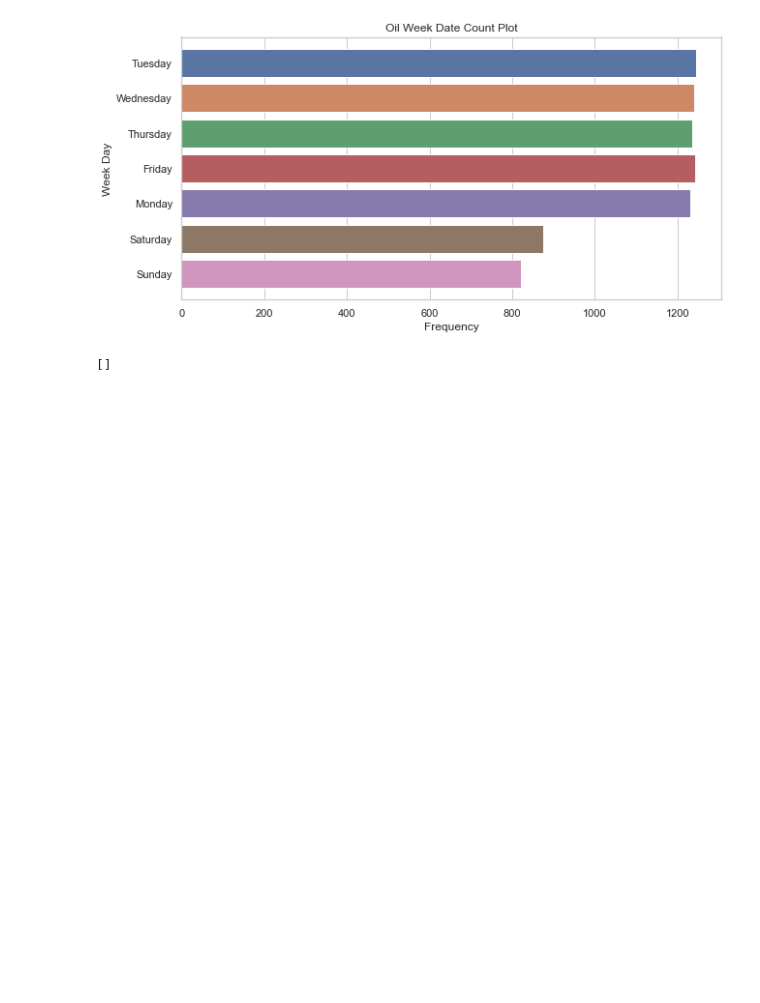
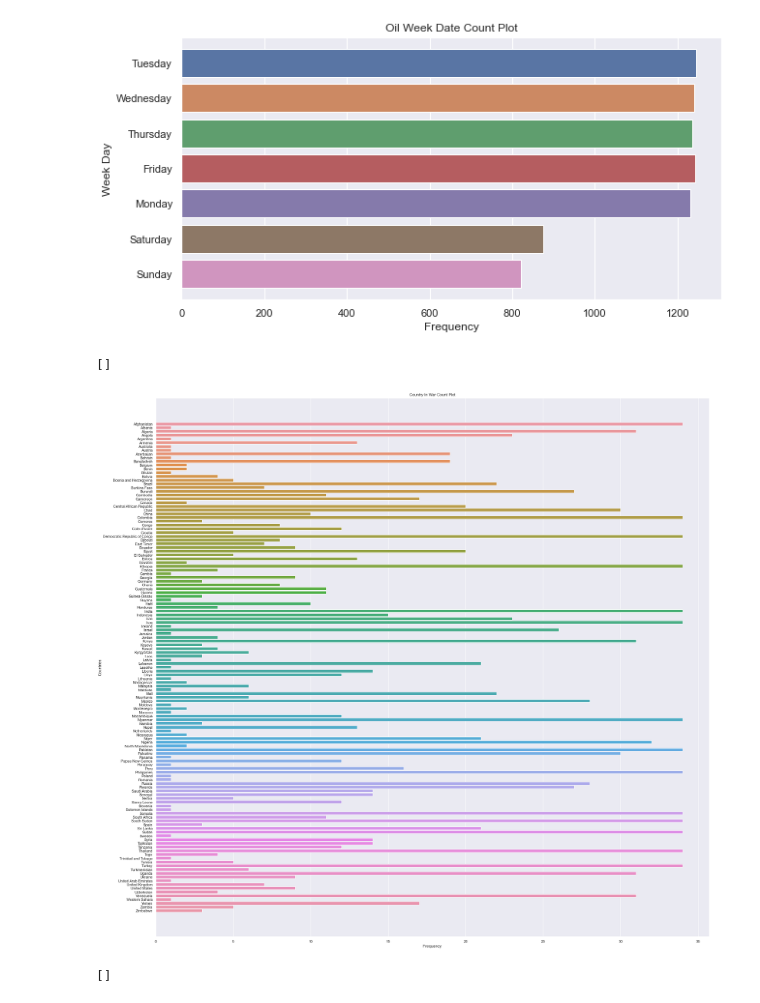
Before and after one commit to FIAP-61/petrolytics, a Jupyter notebook: notebooks/tech_challenge_fase04_group_61.ipynb, the cells around one changed output. Saved outputs shown, nothing was run; the diff lists cells and outputs as text; code cells hidden in the pictures; blank space fills up the shorter version.

```diff
--- a/notebooks/tech_challenge_fase04_group_61.ipynb
+++ b/notebooks/tech_challenge_fase04_group_61.ipynb
@@ -246,0 +286,7 @@ db_nasdaq.describe()
+# %%
+db_war_type = pd.read_csv(
+    r'..\war_data\countries-in-conflict-data-by-type.csv'
+    , sep=","
+)
+
+db_war_type.head()
@@ -520,6 +722,23 @@ plt.plot()
 # %% [output]
 []
 [figure]
+# %%
+## DATAVIZ COUNT PLOT
+
+fig, ax = plt.subplots(figsize=(30,30))
+
+sns.countplot(data=db_war, y="country")
+
+plt.title('Country In War Count Plot')
+plt.xlabel('Frequency')
+plt.ylabel('Countries')
+
+# plt.savefig(r'..\plots\countplot_dia_semana.png', bbox_inches='tight')
+
+plt.plot()
+# %% [output]
+[]
+[figure, added]
 # %%
 ## DATAVIZ HISTOGRAM AND DISTRIBUTION
 
```
Also changed, not shown: parts of 16 cells of this notebook, 6 other files.
